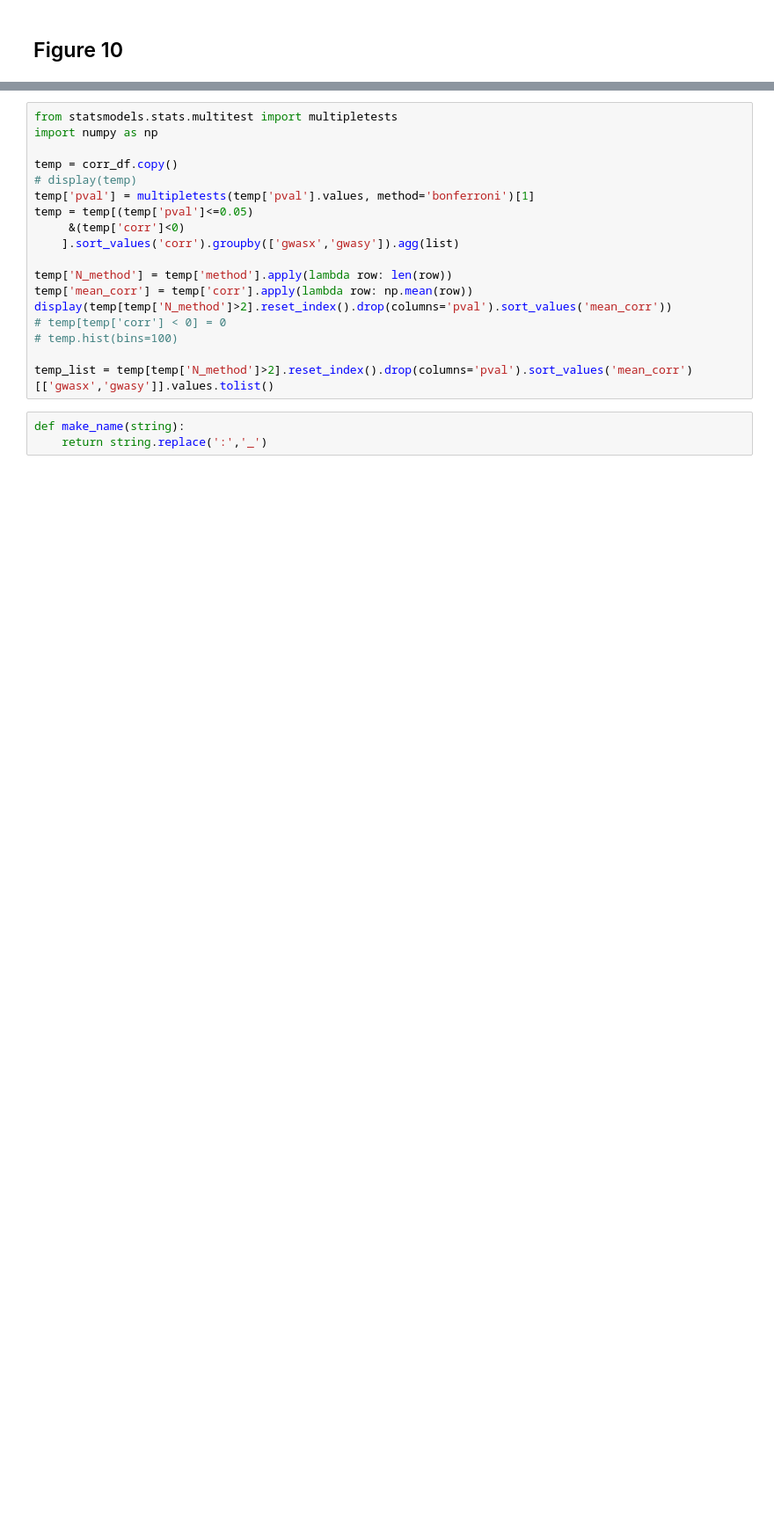
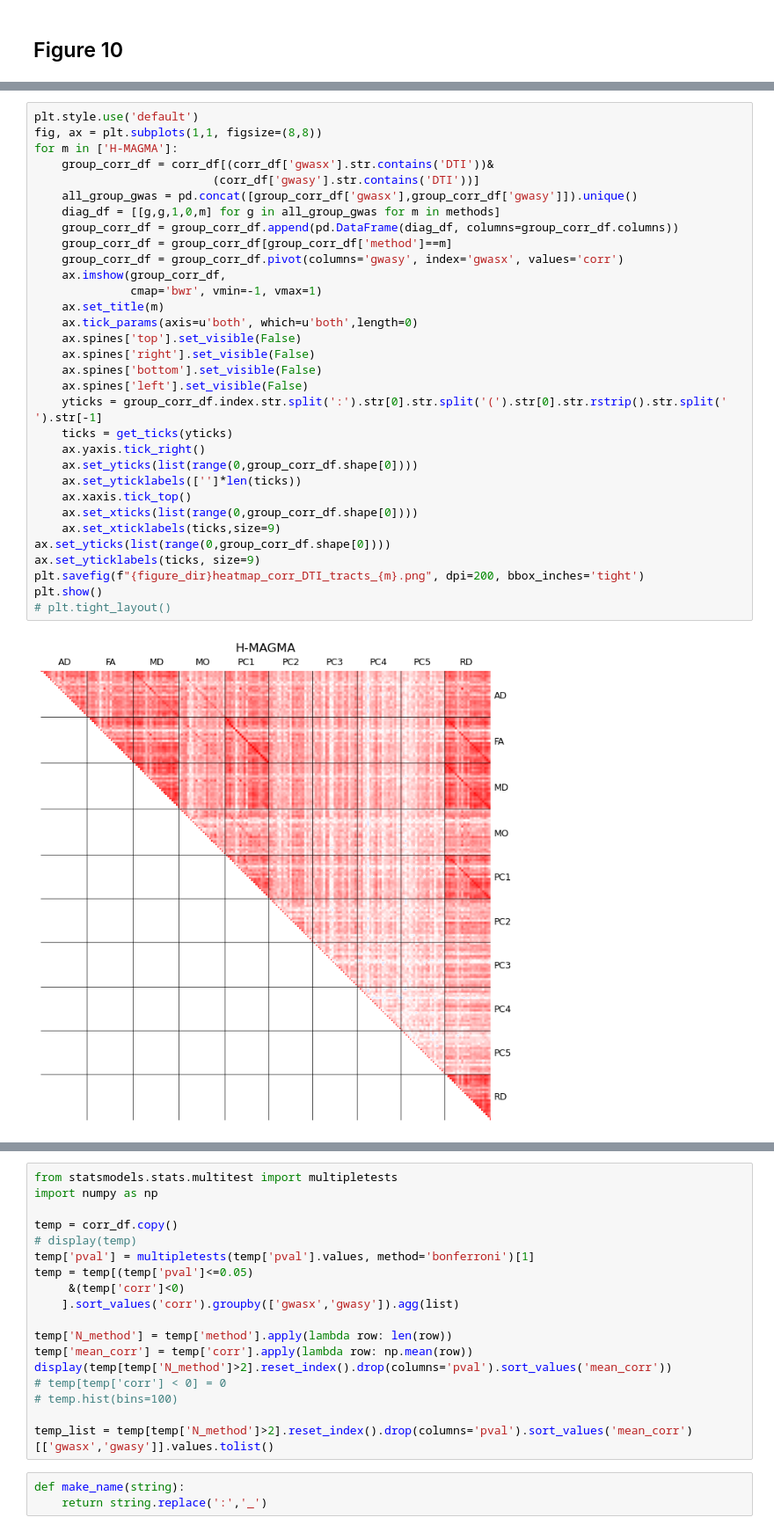
Before and after one commit to erwinerdem/STEAP, a Jupyter notebook: notebooks/figures.ipynb, the cells around one changed output, grey strips where cells are left out. Shown at 88% size. Saved outputs shown, nothing was run; the diff lists cells and outputs as text; blank space fills up the shorter version.

```diff
--- a/notebooks/figures.ipynb
+++ b/notebooks/figures.ipynb
@@ -616,0 +642,34 @@ for m in ['H-MAGMA']:
+# %%
+plt.style.use('default')
+fig, ax = plt.subplots(1,1, figsize=(8,8))
+for m in ['H-MAGMA']:
+    group_corr_df = corr_df[(corr_df['gwasx'].str.contains('DTI'))&
+                          (corr_df['gwasy'].str.contains('DTI'))]
+    all_group_gwas = pd.concat([group_corr_df['gwasx'],group_corr_df['gwasy']]).unique()
+    diag_df = [[g,g,1,0,m] for g in all_group_gwas for m in methods]
+    group_corr_df = group_corr_df.append(pd.DataFrame(diag_df, columns=group_corr_df.columns))
+    group_corr_df = group_corr_df[group_corr_df['method']==m]
+    group_corr_df = group_corr_df.pivot(columns='gwasy', index='gwasx', values='corr')
+    ax.imshow(group_corr_df,
+              cmap='bwr', vmin=-1, vmax=1)
+    ax.set_title(m)
+    ax.tick_params(axis=u'both', which=u'both',length=0)
+    ax.spines['top'].set_visible(False)
+    ax.spines['right'].set_visible(False)
+    ax.spines['bottom'].set_visible(False)
+    ax.spines['left'].set_visible(False)
+    yticks = group_corr_df.index.str.split(':').str[0].str.split('(').str[0].str.rstrip().str.split(' ').str[-1]
+    ticks = get_ticks(yticks)
+    ax.yaxis.tick_right()
+    ax.set_yticks(list(range(0,group_corr_df.shape[0])))
+    ax.set_yticklabels(['']*len(ticks))
+    ax.xaxis.tick_top()
+    ax.set_xticks(list(range(0,group_corr_df.shape[0])))
+    ax.set_xticklabels(ticks,size=9)
+ax.set_yticks(list(range(0,group_corr_df.shape[0])))
+ax.set_yticklabels(ticks, size=9)
+plt.savefig(f"{figure_dir}heatmap_corr_DTI_tracts_{m}.png", dpi=200, bbox_inches='tight')
+plt.show()
+# plt.tight_layout()
+# %% [output]
+[figure, added]
```
Also changed, not shown: parts of 9 cells of this notebook, 10 other files.
